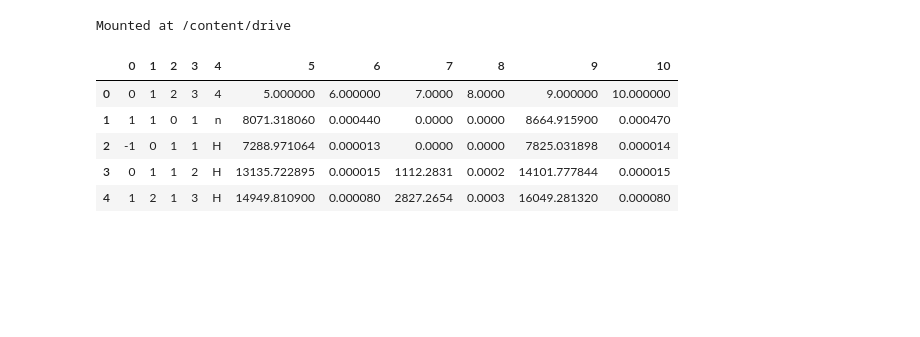
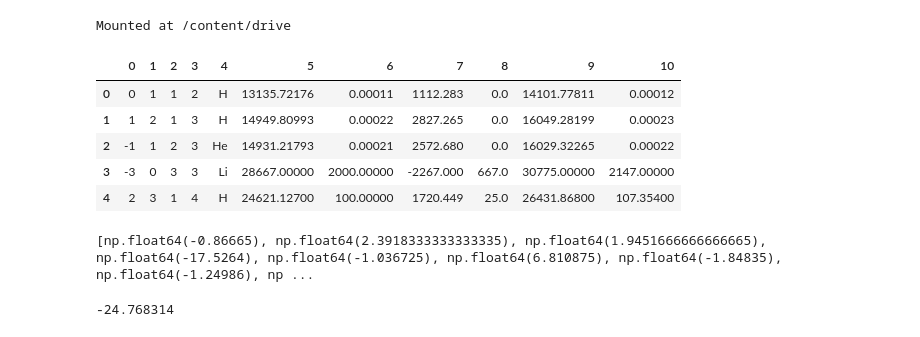
Before and after one commit to LoneWolf2026/Neural-Network-for-Nuclear-Binding-Energy-Prediction-, a Jupyter notebook: Semi_Empirical_Mass_Formula.ipynb, the cells around one changed output. Saved outputs shown, nothing was run; the diff lists cells and outputs as text; code cells hidden in the pictures; blank space fills up the shorter version.

```diff
--- a/Semi_Empirical_Mass_Formula.ipynb
+++ b/Semi_Empirical_Mass_Formula.ipynb
@@ -6,15 +6,3 @@ from google.colab import drive
 drive.mount('/content/drive')
 # %% [output]
 Mounted at /content/drive
-# %%
-import pandas as pd
-
-data_df_2021 = pd.read_csv('/content/drive/MyDrive/AME_Dataset_2020.csv',header =None)
-data_df_2021.head()
-# %% [output]
-|  | 0 | 1 | 2 | 3 | 4 | 5 | 6 | 7 | 8 | 9 | 10 |
-| 0 | 0 | 1 | 2 | 3 | 4 | 5.000000 | 6.000000 | 7.0000 | 8.0000 | 9.000000 | 10.000000 |
-| 1 | 1 | 1 | 0 | 1 | n | 8071.318060 | 0.000440 | 0.0000 | 0.0000 | 8664.915900 | 0.000470 |
-| 2 | -1 | 0 | 1 | 1 | H | 7288.971064 | 0.000013 | 0.0000 | 0.0000 | 7825.031898 | 0.000014 |
-| 3 | 0 | 1 | 1 | 2 | H | 13135.722895 | 0.000015 | 1112.2831 | 0.0002 | 14101.777844 | 0.000015 |
-| 4 | 1 | 2 | 1 | 3 | H | 14949.810900 | 0.000080 | 2827.2654 | 0.0003 | 16049.281320 | 0.000080 |
@@ -93,0 +20,10 @@ def Binding_Energy_AME2020(data_df):
+# %%
+data_df_2020.head()
+data_df_2016.head()
+# %% [output]
+|  | 0 | 1 | 2 | 3 | 4 | 5 | 6 | 7 | 8 | 9 | 10 |
+| 0 | 0 | 1 | 1 | 2 | H | 13135.72176 | 0.00011 | 1112.283 | 0.0 | 14101.77811 | 0.00012 |
+| 1 | 1 | 2 | 1 | 3 | H | 14949.80993 | 0.00022 | 2827.265 | 0.0 | 16049.28199 | 0.00023 |
+| 2 | -1 | 1 | 2 | 3 | He | 14931.21793 | 0.00021 | 2572.680 | 0.0 | 16029.32265 | 0.00022 |
+| 3 | -3 | 0 | 3 | 3 | Li | 28667.00000 | 2000.00000 | -2267.000 | 667.0 | 30775.00000 | 2147.00000 |
+| 4 | 2 | 3 | 1 | 4 | H | 24621.12700 | 100.00000 | 1720.449 | 25.0 | 26431.86800 | 107.35400 |
@@ -93,0 +98,19 @@ def Binding_Energy_AME2020(data_df):
+# %%
+predicted_BEs_per_nucleon_2020 = Binding_Energy_AME(data_df_2020)
+print(predicted_BEs_per_nucleon_2020)
+# %% [output]
+[np.float64(-0.86665), np.float64(2.3918333333333335), np.float64(1.9451666666666665), np.float64(-17.5264), np.float64(-1.036725), np.float64(6.810875), np.float64(-1.84835), np.float64(-1.24986), np ...
+# %%
+a_v = 15.582546
+a_s = 17.377737
+a_c = 0.706489
+a_sym = 22.973123
+a_p = 13.013764
+
+delta = 0
+
+binding_energy = a_v*1 - a_s*(1**(2/3)) - a_c*(0*(0-1)/(1**(1/3))) - a_sym*(((1-2*0)**2)/1) + delta*a_p*(1/(1**(1/2)))
+
+print(binding_energy)
+# %% [output]
+-24.768314
```
Also changed, not shown: parts of 5 cells of this notebook.
